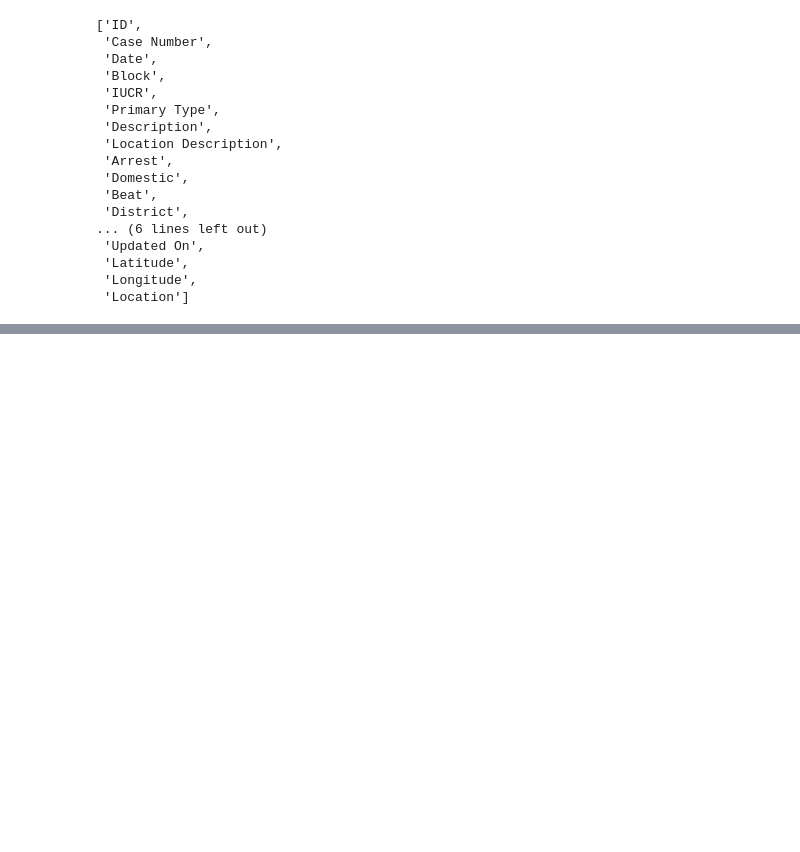
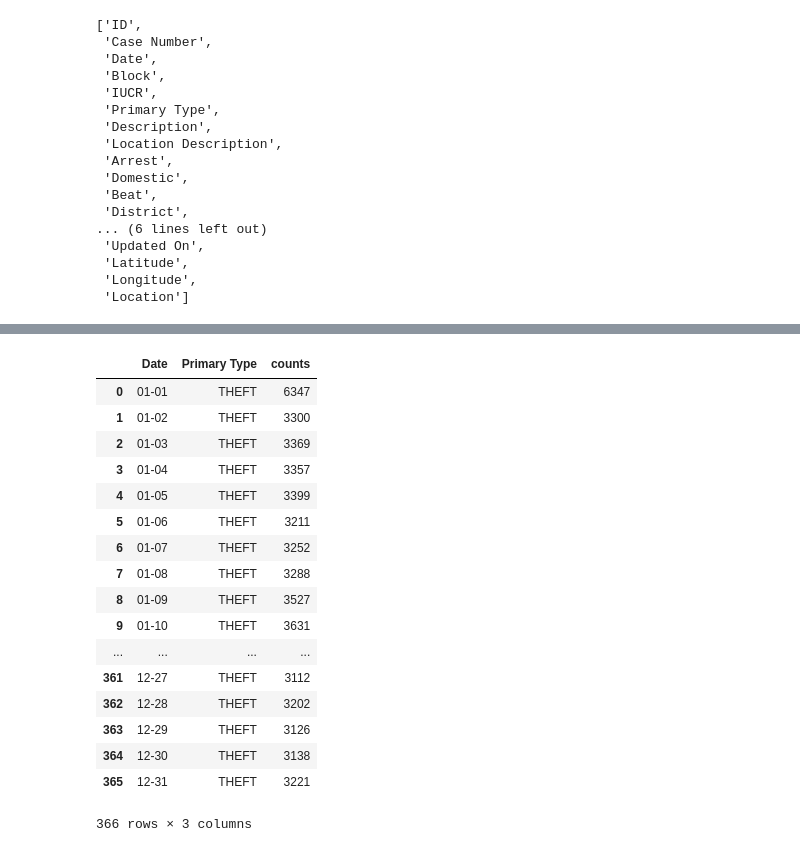
Before and after one commit to ohbriansung/big_data_project_3, a Jupyter notebook: The_Answers_Wow/crime_since_2001_chicago.ipynb, the cells around one changed output, grey strips where cells are left out. Saved outputs shown, nothing was run; the diff lists cells and outputs as text; code cells hidden in the pictures; blank space fills up the shorter version.

```diff
--- a/The_Answers_Wow/crime_since_2001_chicago.ipynb
+++ b/The_Answers_Wow/crime_since_2001_chicago.ipynb
@@ -115,0 +177,15 @@ most.show()
+# %%
+%%time
+
+temp = spark.sql(
+    '''
+    SELECT
+        Date,
+        `Primary Type`,
+        COUNT(`Primary Type`) AS counts
+    FROM crime
+    GROUP BY Date, `Primary Type`
+    '''
+)
+
+temp.show(20)
@@ -115,0 +210,22 @@ most.show()
+# %%
+%%time
+
+temp.createOrReplaceTempView('temp')
+result = spark.sql(
+    '''
+    SELECT temp.*
+    FROM temp,
+    (
+        SELECT
+            Date,
+            MAX(counts) AS counts
+        FROM temp
+        GROUP BY Date
+    ) AS max_count
+    WHERE temp.Date = max_count.Date
+        AND temp.counts = max_count.counts
+    ORDER BY temp.Date ASC
+    '''
+)
+
+result.show()
@@ -115,0 +250,4 @@ most.show()
+# %%
+%%time
+
+pandas_df = result.toPandas()
@@ -115,0 +257,21 @@ most.show()
+# %%
+pandas_df
+# %% [output]
+|  | Date | Primary Type | counts |
+| 0 | 01-01 | THEFT | 6347 |
+| 1 | 01-02 | THEFT | 3300 |
+| 2 | 01-03 | THEFT | 3369 |
+| 3 | 01-04 | THEFT | 3357 |
+| 4 | 01-05 | THEFT | 3399 |
+| 5 | 01-06 | THEFT | 3211 |
+| 6 | 01-07 | THEFT | 3252 |
+| 7 | 01-08 | THEFT | 3288 |
+| 8 | 01-09 | THEFT | 3527 |
+| 9 | 01-10 | THEFT | 3631 |
+| ... | ... | ... | ... |
+| 361 | 12-27 | THEFT | 3112 |
+| 362 | 12-28 | THEFT | 3202 |
+| 363 | 12-29 | THEFT | 3126 |
+| 364 | 12-30 | THEFT | 3138 |
+| 365 | 12-31 | THEFT | 3221 |
+366 rows × 3 columns
```
Also changed, not shown: parts of 21 cells of this notebook, 1 other file.
